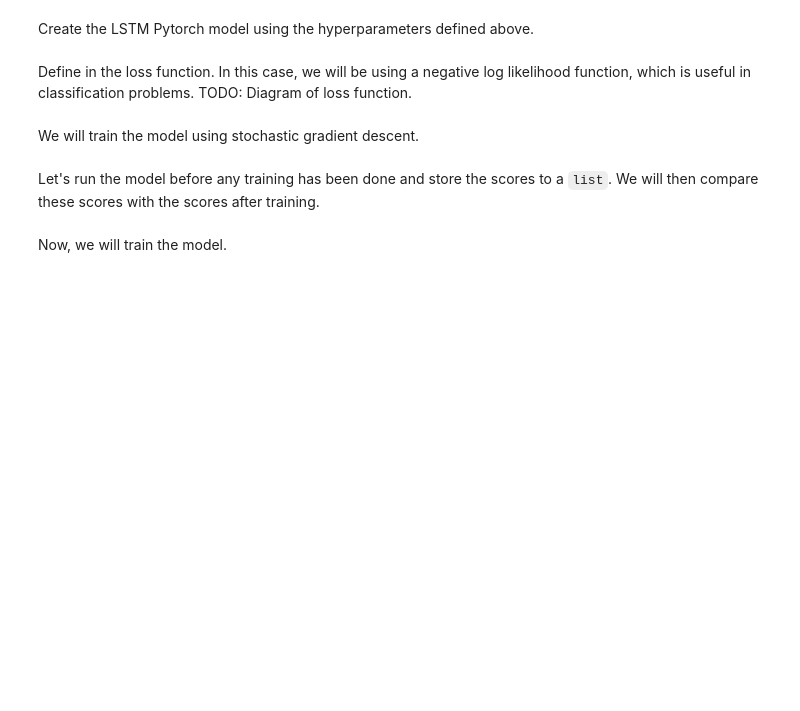
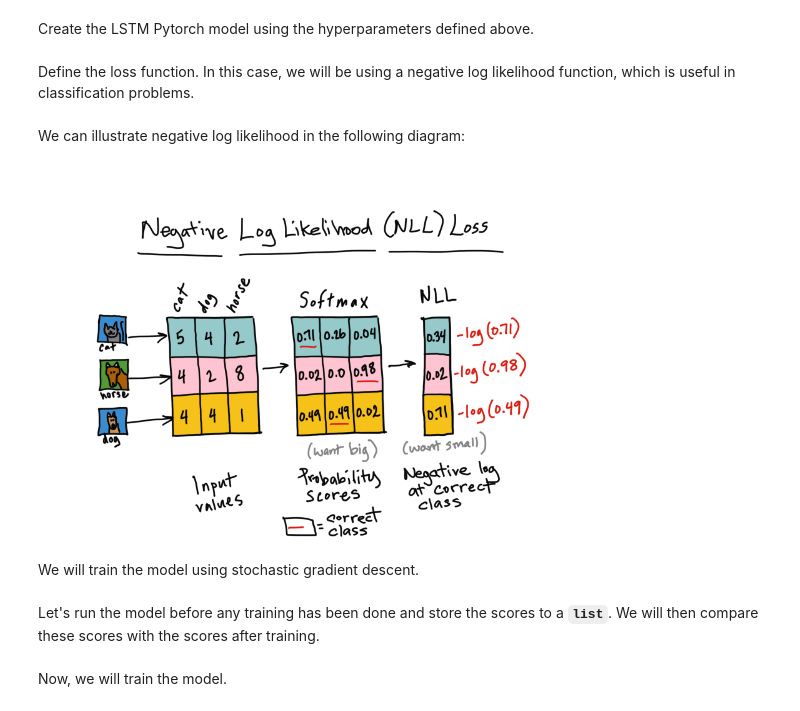
Before and after one commit to PythonWorkshop/intro-to-nlp-with-pytorch, a Jupyter notebook: Sequence Models/Sequence Models.ipynb, the cells around one changed output. Drawn from its saved outputs; the diff is of its cells as text; code cells hidden in the pictures; blank space fills up the shorter version.

```diff
--- a/Sequence Models/Sequence Models.ipynb
+++ b/Sequence Models/Sequence Models.ipynb
@@ -191,15 +202,21 @@ Create the LSTM Pytorch model using the hyperparameters defined above.
 # %%
 model = LSTMTagger(EMBEDDING_DIM, HIDDEN_DIM, len(word_to_ix), len(tag_to_ix))
 # %% [markdown]
-Define in the loss function. In this case, we will be using a negative log likelihood function, which is useful in classification problems. TODO: Diagram of loss function.
+Define the loss function. In this case, we will be using a negative log likelihood function, which is useful in classification problems.
 # %%
 loss_function = nn.NLLLoss()
+# %% [markdown]
+We can illustrate negative log likelihood in the following diagram:
+# %%
+Image(filename=os.path.join(image_dirpath, 'nll_loss.png'), width=500, height=500)
+# %% [output]
+[figure, added]
 # %% [markdown]
 We will train the model using stochastic gradient descent.
 # %%
 optimizer = optim.SGD(model.parameters(), lr=LEARNING_RATE)
 # %% [markdown]
-Let's run the model before any training has been done and store the scores to a `list`. We will then compare these scores with the scores after training.
+Let's run the model before any training has been done and store the scores to a **`list`**. We will then compare these scores with the scores after training.
 # %%
 store_initial_scores = []
 store_initial_predictions = []
```
Also changed, not shown: parts of 17 cells of this notebook.
